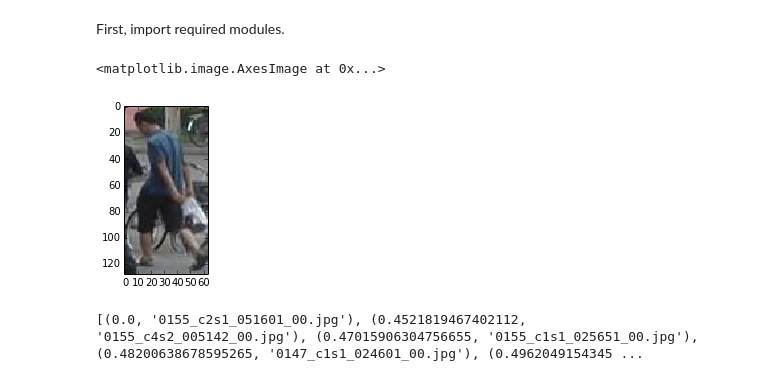
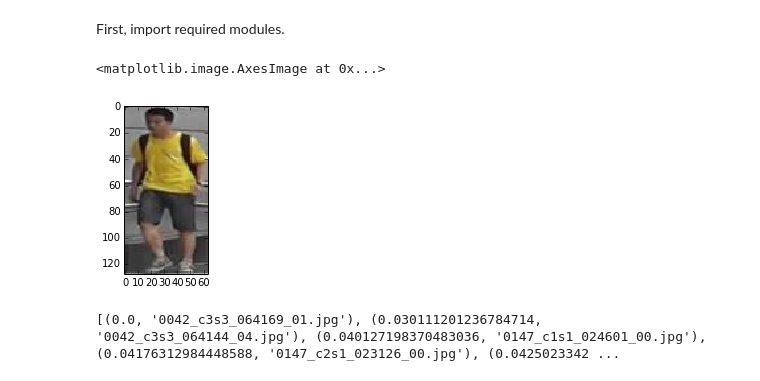
Before and after one commit to agjayant/caffe-Person-ReID, a Jupyter notebook: rank_scripts/PersonReID_Market_Ranking.ipynb, the cells around one changed output. Saved outputs shown, nothing was run; the diff lists cells and outputs as text; code cells hidden in the pictures.

```diff
--- a/rank_scripts/PersonReID_Market_Ranking.ipynb
+++ b/rank_scripts/PersonReID_Market_Ranking.ipynb
@@ -38,7 +38,7 @@ def getDiff( vector1, vector2 ):
 caffe.set_device(0)
 caffe.set_mode_gpu()
 net = caffe.Net(caffe_root +  'examples/_temp/unsup_net_deploy.prototxt',
-                caffe_root + 'rank_scripts/models10/_iter_600.caffemodel',
+                caffe_root + 'rank_scripts/models11/_iter_10000.caffemodel',
                 caffe.TEST)# input preprocessing: 'data' is the name of the input blob == net.inputs[0]
 transformer = caffe.io.Transformer({'data': net.blobs['data'].data.shape})
 transformer.set_transpose('data', (2,0,1))
@@ -51,11 +51,11 @@ net.blobs['data'].reshape(100,3,128,64)
 # %%
-query_image_path = 'rank_scripts/images_market/0155_c2s1_051601_00.jpg'
+query_image_path = 'rank_scripts/images_market/0042_c3s3_064169_01.jpg'
 query_image = caffe.io.load_image(caffe_root + query_image_path)
 net.blobs['data'].data[...] = transformer.preprocess('data', query_image)
 out = net.forward()
-vector_query = out['fc7']
+vector_query = out['fc7'][0]
 plt.figure(figsize=(3,3))
 plt.imshow(query_image)
 # %% [output]
 <matplotlib.image.AxesImage at 0x...>
-[figure, old version]
+[figure, new version]
@@ -76,13 +74,13 @@ i=10
 
 for image in images_list:
     new_net = caffe.Net(caffe_root +  'examples/_temp/unsup_net_deploy.prototxt',
-                caffe_root + 'rank_scripts/models10/_iter_600.caffemodel',
+                caffe_root + 'rank_scripts/models11/_iter_10000.caffemodel',
                 caffe.TEST)
 
-    new_net.blobs['data'].reshape(100,3,128,64)
+    new_net.blobs['data'].reshape(50,3,128,64)
     new_net.blobs['data'].data[...] = transformer.preprocess('data', caffe.io.load_image(query_folder + image))
     output=new_net.forward()
-    vector_new=output['fc7']
+    vector_new=output['fc7'][0]
     diff = getDiff(vector_query, vector_new)
 
     #add the pair (diff,image) to the list
@@ -97,7 +95,7 @@ for image in images_list:
 
 print Rank_list
 # %% [output]
-[(0.0, '0155_c2s1_051601_00.jpg'), (0.4521819467402112, '0155_c4s2_005142_00.jpg'), (0.47015906304756655, '0155_c1s1_025651_00.jpg'), (0.48200638678595265, '0147_c1s1_024601_00.jpg'), (0.4962049154345 ...
+[(0.0, '0042_c3s3_064169_01.jpg'), (0.030111201236784714, '0042_c3s3_064144_04.jpg'), (0.040127198370483036, '0147_c1s1_024601_00.jpg'), (0.04176312984448588, '0147_c2s1_023126_00.jpg'), (0.0425023342 ...
 # %%
 fig,axs = plt.subplots (nrows=1,ncols=len(Rank_list))
 i=0
```
Also changed, not shown: parts of 5 cells of this notebook, 4 other files.
